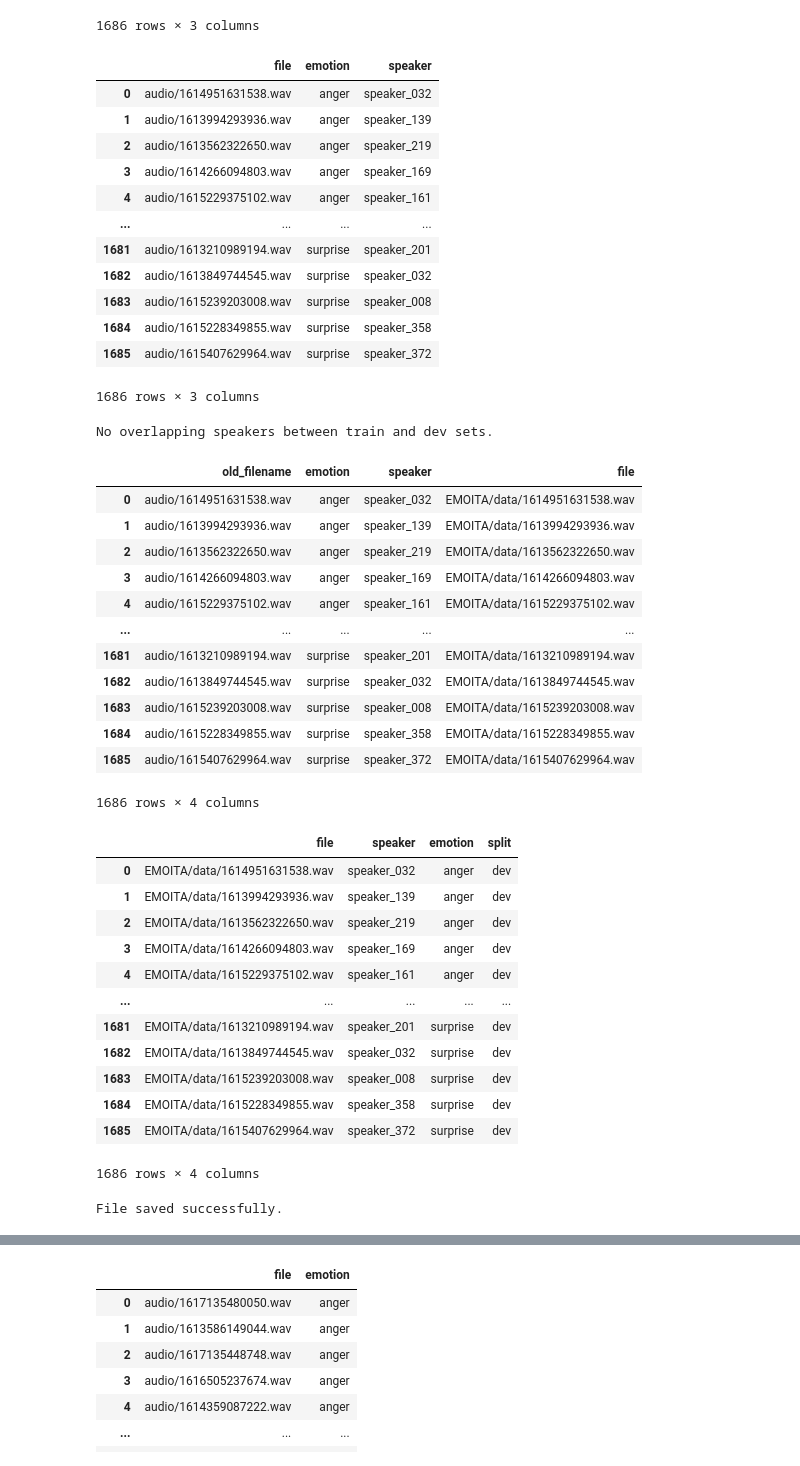
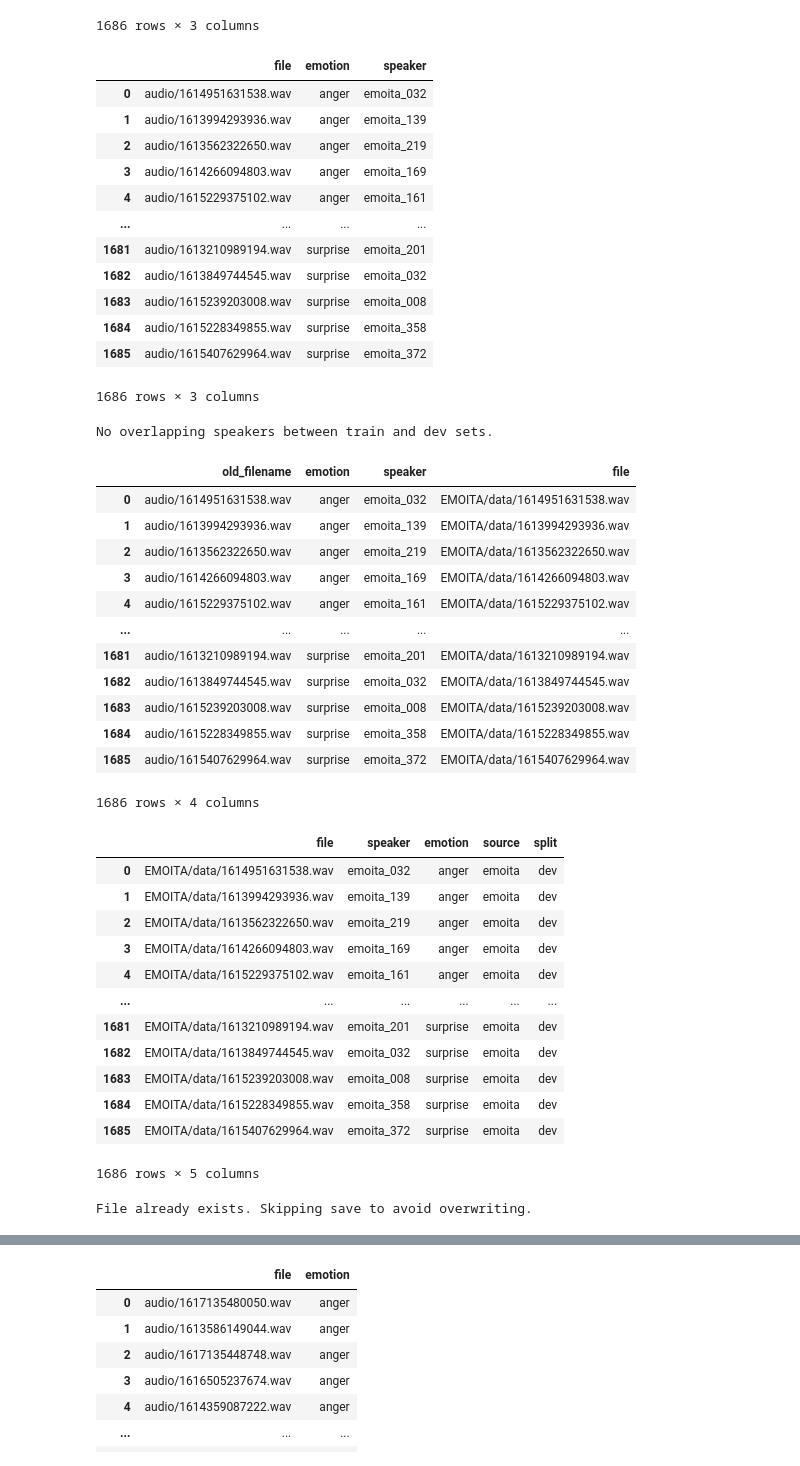
Before and after one commit to Alf-Ses/SER, a Jupyter notebook: data&sources.ipynb, the cells around one changed output, grey strips where cells are left out. Drawn from its saved outputs; the diff is of its cells as text; code cells hidden in the pictures.

```diff
--- a/data&sources.ipynb
+++ b/data&sources.ipynb
@@ -357,7 +681,7 @@ emoita_speakers.iloc[0]['speaker']
 # %%
 unique_hashes = emoita_speakers['speaker'].unique()
 
-speaker_map = {original : f"speaker_{i+1:03d}" for i, original in enumerate(unique_hashes)}
+speaker_map = {original : f"emoita_{i+1:03d}" for i, original in enumerate(unique_hashes)}
 
 emoita_speakers["speaker_new_id"] = emoita_speakers["speaker"].map(speaker_map)
 emoita_speakers
@@ -466,17 +793,17 @@ dev_files.replace({"speaker": speaker_map}, inplace=True)
 dev_files
 # %% [output]
 |  | file | emotion | speaker |
-| 0 | audio/1614951631538.wav | anger | speaker_032 |
-| 1 | audio/1613994293936.wav | anger | speaker_139 |
-| 2 | audio/1613562322650.wav | anger | speaker_219 |
-| 3 | audio/1614266094803.wav | anger | speaker_169 |
-| 4 | audio/1615229375102.wav | anger | speaker_161 |
+| 0 | audio/1614951631538.wav | anger | emoita_032 |
+| 1 | audio/1613994293936.wav | anger | emoita_139 |
+| 2 | audio/1613562322650.wav | anger | emoita_219 |
+| 3 | audio/1614266094803.wav | anger | emoita_169 |
+| 4 | audio/1615229375102.wav | anger | emoita_161 |
 | ... | ... | ... | ... |
-| 1681 | audio/1613210989194.wav | surprise | speaker_201 |
-| 1682 | audio/1613849744545.wav | surprise | speaker_032 |
-| 1683 | audio/1615239203008.wav | surprise | speaker_008 |
-| 1684 | audio/1615228349855.wav | surprise | speaker_358 |
-| 1685 | audio/1615407629964.wav | surprise | speaker_372 |
+| 1681 | audio/1613210989194.wav | surprise | emoita_201 |
+| 1682 | audio/1613849744545.wav | surprise | emoita_032 |
+| 1683 | audio/1615239203008.wav | surprise | emoita_008 |
+| 1684 | audio/1615228349855.wav | surprise | emoita_358 |
+| 1685 | audio/1615407629964.wav | surprise | emoita_372 |
 1686 rows × 3 columns
 # %%
 speaker_dev = set(dev_files["speaker"].unique())
@@ -498,36 +825,37 @@ dev_files["file"] = dev_files["old_filename"].apply(lambda x: os.path.join(emoit
 dev_files
 # %% [output]
 |  | old_filename | emotion | speaker | file |
-| 0 | audio/1614951631538.wav | anger | speaker_032 | EMOITA/data/1614951631538.wav |
-| 1 | audio/1613994293936.wav | anger | speaker_139 | EMOITA/data/1613994293936.wav |
-| 2 | audio/1613562322650.wav | anger | speaker_219 | EMOITA/data/1613562322650.wav |
-| 3 | audio/1614266094803.wav | anger | speaker_169 | EMOITA/data/1614266094803.wav |
-| 4 | audio/1615229375102.wav | anger | speaker_161 | EMOITA/data/1615229375102.wav |
+| 0 | audio/1614951631538.wav | anger | emoita_032 | EMOITA/data/1614951631538.wav |
+| 1 | audio/1613994293936.wav | anger | emoita_139 | EMOITA/data/1613994293936.wav |
+| 2 | audio/1613562322650.wav | anger | emoita_219 | EMOITA/data/1613562322650.wav |
+| 3 | audio/1614266094803.wav | anger | emoita_169 | EMOITA/data/1614266094803.wav |
+| 4 | audio/1615229375102.wav | anger | emoita_161 | EMOITA/data/1615229375102.wav |
 | ... | ... | ... | ... | ... |
-| 1681 | audio/1613210989194.wav | surprise | speaker_201 | EMOITA/data/1613210989194.wav |
-| 1682 | audio/1613849744545.wav | surprise | speaker_032 | EMOITA/data/1613849744545.wav |
-| 1683 | audio/1615239203008.wav | surprise | speaker_008 | EMOITA/data/1615239203008.wav |
-| 1684 | audio/1615228349855.wav | surprise | speaker_358 | EMOITA/data/1615228349855.wav |
-| 1685 | audio/1615407629964.wav | surprise | speaker_372 | EMOITA/data/1615407629964.wav |
+| 1681 | audio/1613210989194.wav | surprise | emoita_201 | EMOITA/data/1613210989194.wav |
+| 1682 | audio/1613849744545.wav | surprise | emoita_032 | EMOITA/data/1613849744545.wav |
+| 1683 | audio/1615239203008.wav | surprise | emoita_008 | EMOITA/data/1615239203008.wav |
+| 1684 | audio/1615228349855.wav | surprise | emoita_358 | EMOITA/data/1615228349855.wav |
+| 1685 | audio/1615407629964.wav | surprise | emoita_372 | EMOITA/data/1615407629964.wav |
 1686 rows × 4 columns
 # %%
 dev_files =dev_files[["file", "speaker", "emotion"]]
+dev_files["source"] = "emoita"
 dev_files["split"] = "dev"
 dev_files
 # %% [output]
-|  | file | speaker | emotion | split |
-| 0 | EMOITA/data/1614951631538.wav | speaker_032 | anger | dev |
-| 1 | EMOITA/data/1613994293936.wav | speaker_139 | anger | dev |
-| 2 | EMOITA/data/1613562322650.wav | speaker_219 | anger | dev |
-| 3 | EMOITA/data/1614266094803.wav | speaker_169 | anger | dev |
-| 4 | EMOITA/data/1615229375102.wav | speaker_161 | anger | dev |
-| ... | ... | ... | ... | ... |
-| 1681 | EMOITA/data/1613210989194.wav | speaker_201 | surprise | dev |
-| 1682 | EMOITA/data/1613849744545.wav | speaker_032 | surprise | dev |
-| 1683 | EMOITA/data/1615239203008.wav | speaker_008 | surprise | dev |
-| 1684 | EMOITA/data/1615228349855.wav | speaker_358 | surprise | dev |
-| 1685 | EMOITA/data/1615407629964.wav | speaker_372 | surprise | dev |
+|  | file | speaker | emotion | source | split |
+| 0 | EMOITA/data/1614951631538.wav | emoita_032 | anger | emoita | dev |
+| 1 | EMOITA/data/1613994293936.wav | emoita_139 | anger | emoita | dev |
+| 2 | EMOITA/data/1613562322650.wav | emoita_219 | anger | emoita | dev |
+| 3 | EMOITA/data/1614266094803.wav | emoita_169 | anger | emoita | dev |
+| 4 | EMOITA/data/1615229375102.wav | emoita_161 | anger | emoita | dev |
+| ... | ... | ... | ... | ... | ... |
+| 1681 | EMOITA/data/1613210989194.wav | emoita_201 | surprise | emoita | dev |
+| 1682 | EMOITA/data/1613849744545.wav | emoita_032 | surprise | emoita | dev |
+| 1683 | EMOITA/data/1615239203008.wav | emoita_008 | surprise | emoita | dev |
+| 1684 | EMOITA/data/1615228349855.wav | emoita_358 | surprise | emoita | dev |
+| 1685 | EMOITA/data/1615407629964.wav | emoita_372 | surprise | emoita | dev |
-1686 rows × 4 columns
+1686 rows × 5 columns
 # %%
 if os.path.exists("EMOITA/emoita_dev_files.csv"):
     print("File already exists. Skipping save to avoid overwriting.")
@@ -535,4 +863,4 @@ else:
     dev_files.to_csv("EMOITA/emoita_dev_files.csv", index = False)
     print("File saved successfully.")
 # %% [output]
-File saved successfully.
+File already exists. Skipping save to avoid overwriting.
```
Also changed, not shown: parts of 71 cells of this notebook, 17 other files.
